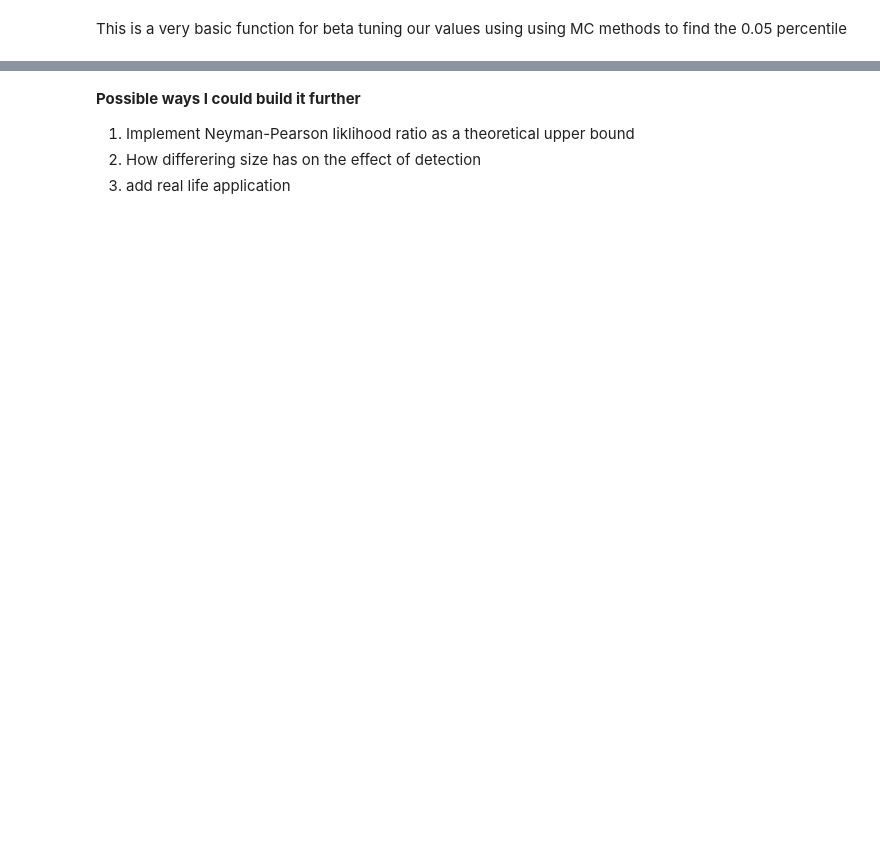
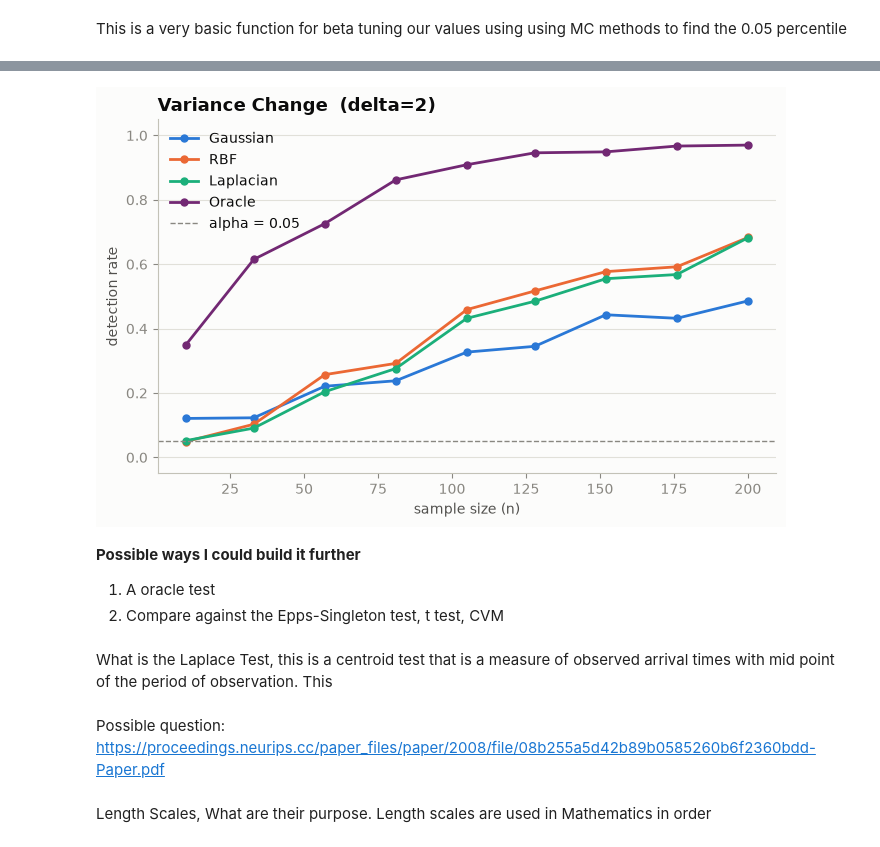
Before and after one commit to VsinkoV/AMOC_Detector, a Jupyter notebook: Statistical_Testing.ipynb, the cells around one changed output, grey strips where cells are left out. Saved outputs shown, nothing was run; the diff lists cells and outputs as text; code cells hidden in the pictures; blank space fills up the shorter version.

```diff
--- a/Statistical_Testing.ipynb
+++ b/Statistical_Testing.ipynb
@@ -121,5 +258,15 @@ power(change_type_fn=cauchy_change, alpha=0.05, tests=1000, dim=5)
+# %%
+power_by_sample_size(change_type_fn=variance_change, alpha=0.05, delta=2, dim=1)
+# %% [output]
+[figure, added]
 # %% [markdown]
 **Possible ways I could build it further**
-1) Implement Neyman-Pearson liklihood ratio as a theoretical upper bound
-2) How differering size has on the effect of detection
-3) add real life application
+1) A oracle test
+2) Compare against the Epps-Singleton test, t test, CVM
+# %% [markdown]
+What is the Laplace Test, this is a centroid test that is a measure of observed arrival times with mid point of the period of observation. This
+# %% [markdown]
+Possible question:
+https://proceedings.neurips.cc/paper_files/paper/2008/file/08b255a5d42b89b0585260b6f2360bdd-Paper.pdf
+# %% [markdown]
+Length Scales, What are their purpose. Length scales are used in Mathematics in order
```
Also changed, not shown: parts of 12 cells of this notebook, 6 other files.
